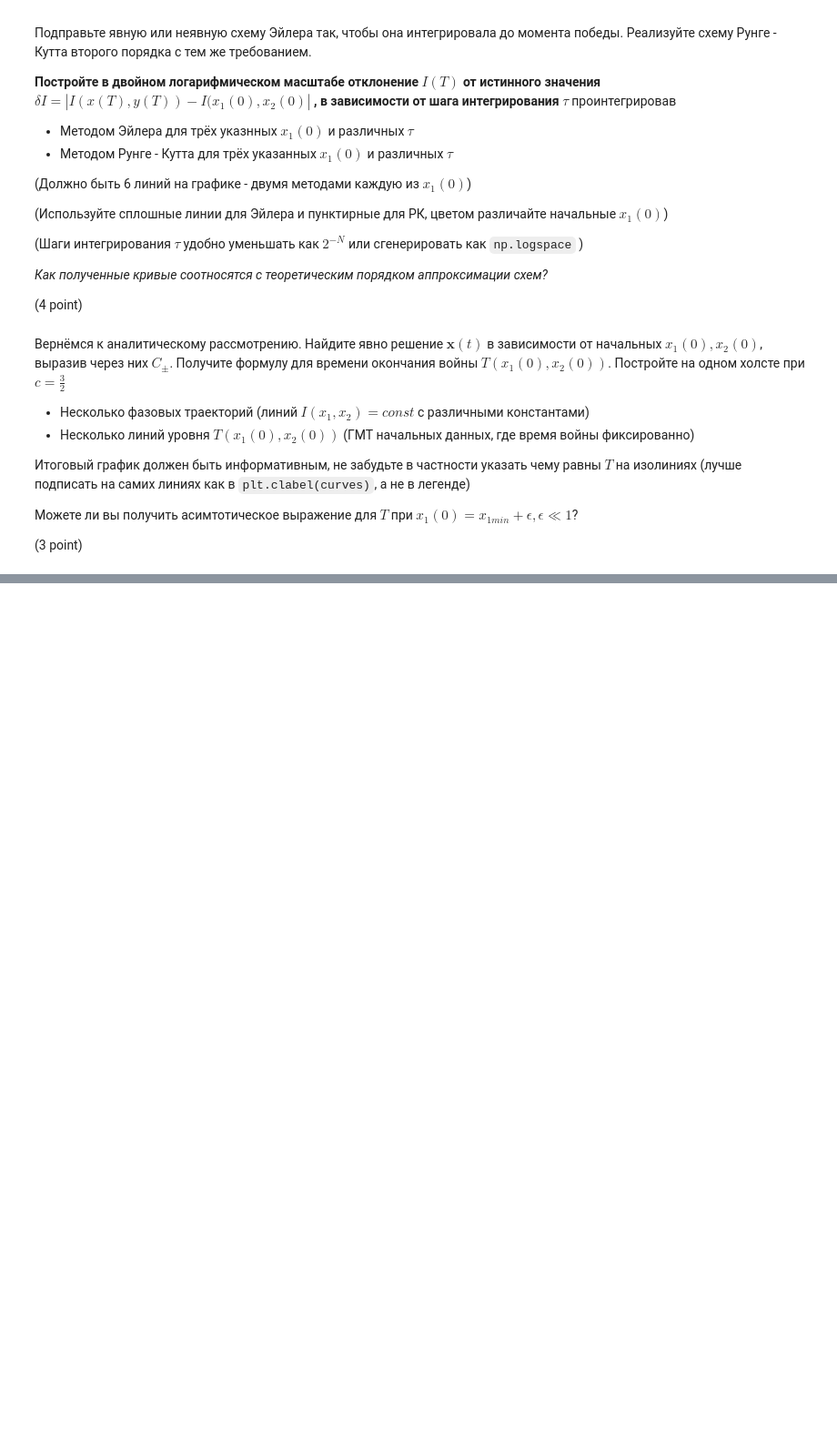
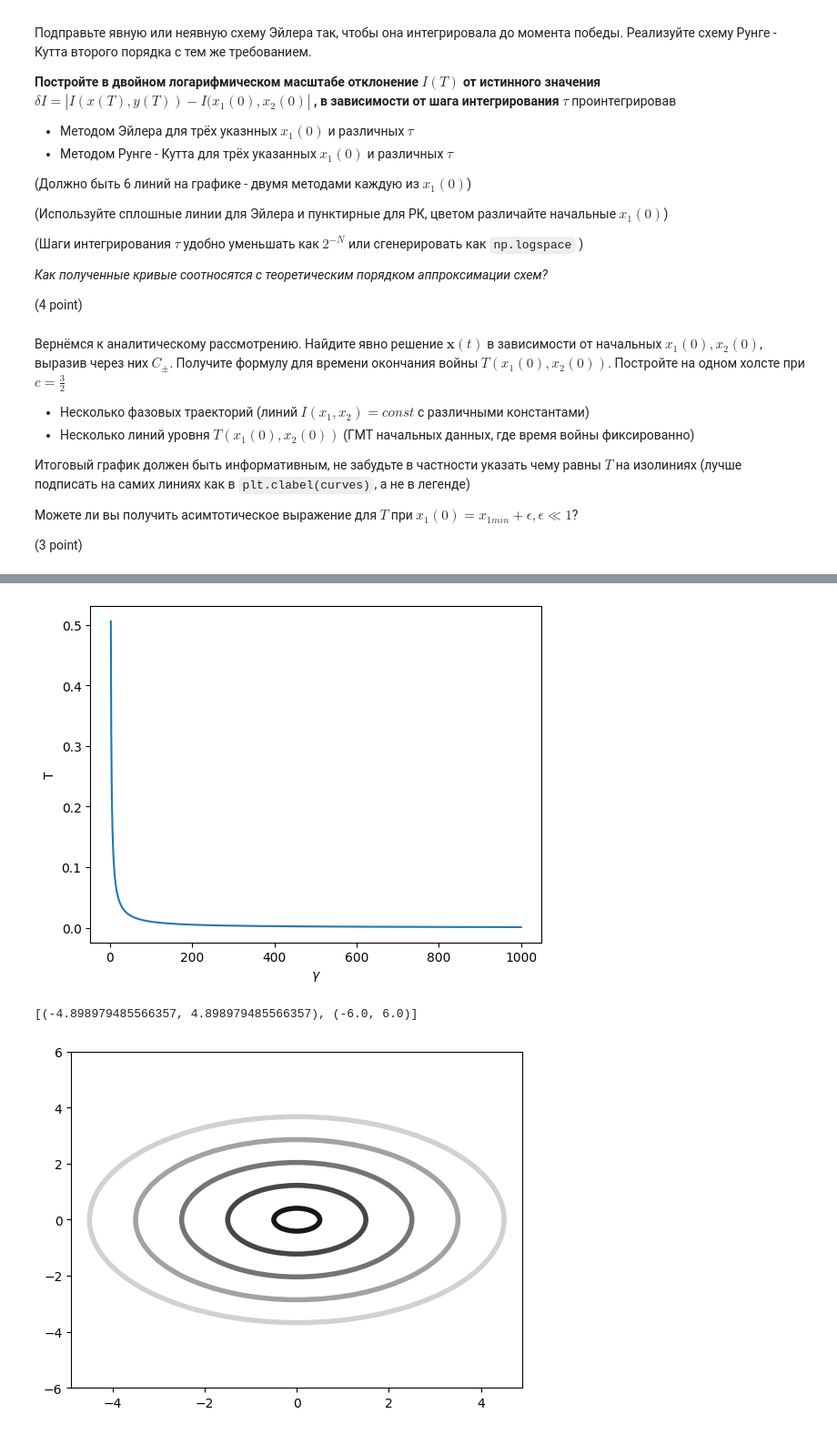
Before and after one commit to underham2ter/comp-phys, a Jupyter notebook: IVP_ODE.ipynb, the cells around one changed output, grey strips where cells are left out. Shown at 91% size. Saved outputs shown, nothing was run; the diff lists cells and outputs as text; code cells hidden in the pictures; blank space fills up the shorter version.

```diff
--- a/IVP_ODE.ipynb
+++ b/IVP_ODE.ipynb
@@ -303,0 +330,18 @@ raise NotImplementedError()
+# %%
+def fun(x):
+    return 1/(2*np.sqrt(3/2)) * np.log((x+np.sqrt(3/2))/(x-np.sqrt(3/2)))
+x=np.linspace(np.sqrt(3/2)+1, 1000, 1000)
+plt.plot(x,fun(x))
+plt.xlabel("$\gamma$")
+plt.ylabel("T")
+plt.show()
+plt.figure()
+ax = plt.gca()
+for i in range(1,11,2):
+    ellipse = pts.Ellipse(xy=(0,0), height=i/np.sqrt(3/2), width=i, alpha=1-i/11, edgecolor='black', lw=4, facecolor='none')
+    ax.add_artist(ellipse)
+ax.set(xlim=[-6/np.sqrt(3/2), 6/np.sqrt(3/2)], ylim=[-6, 6], xlabel="x", ylabel="y")
+# %% [output]
+[figure, added]
+[(-4.898979485566357, 4.898979485566357), (-6.0, 6.0)]
+[figure, added]
```
Also changed, not shown: parts of 4 cells of this notebook.
